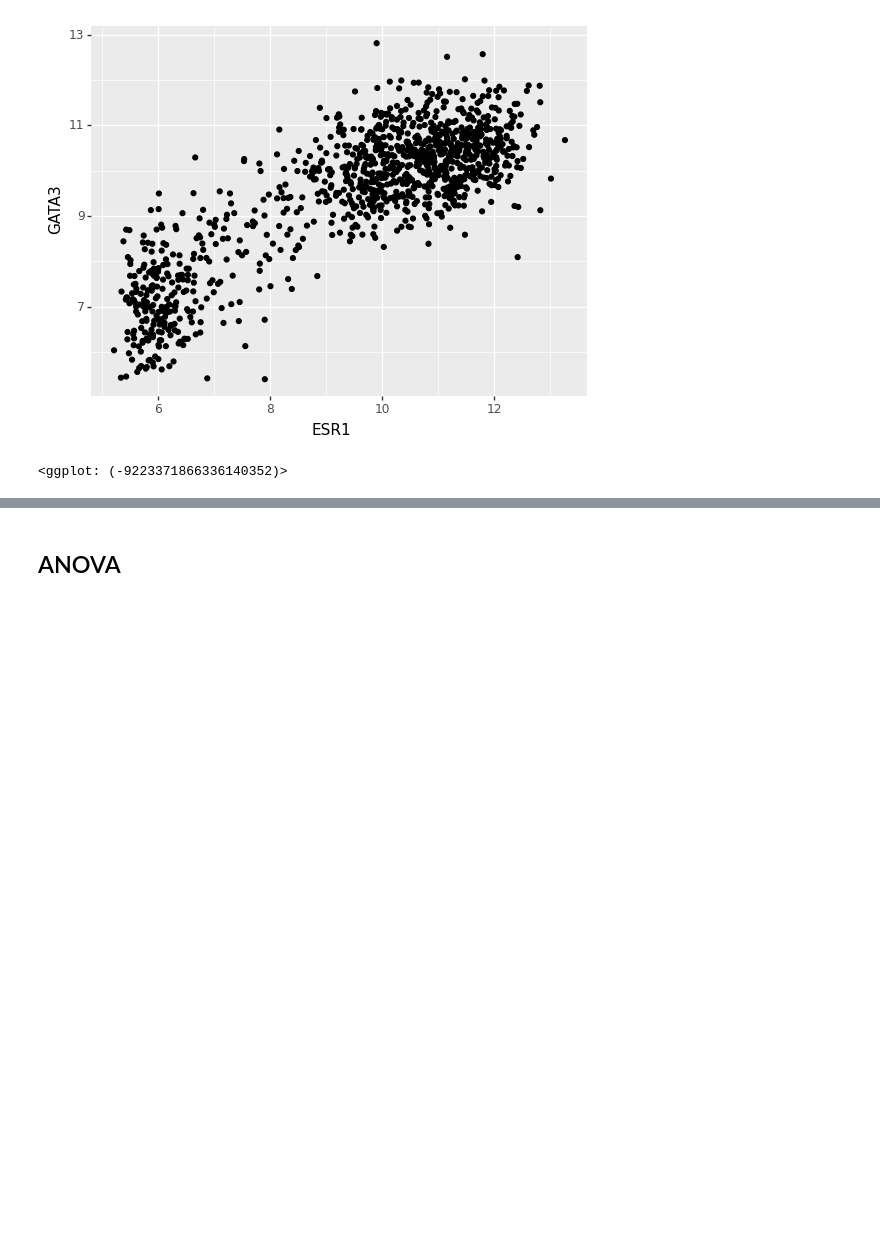
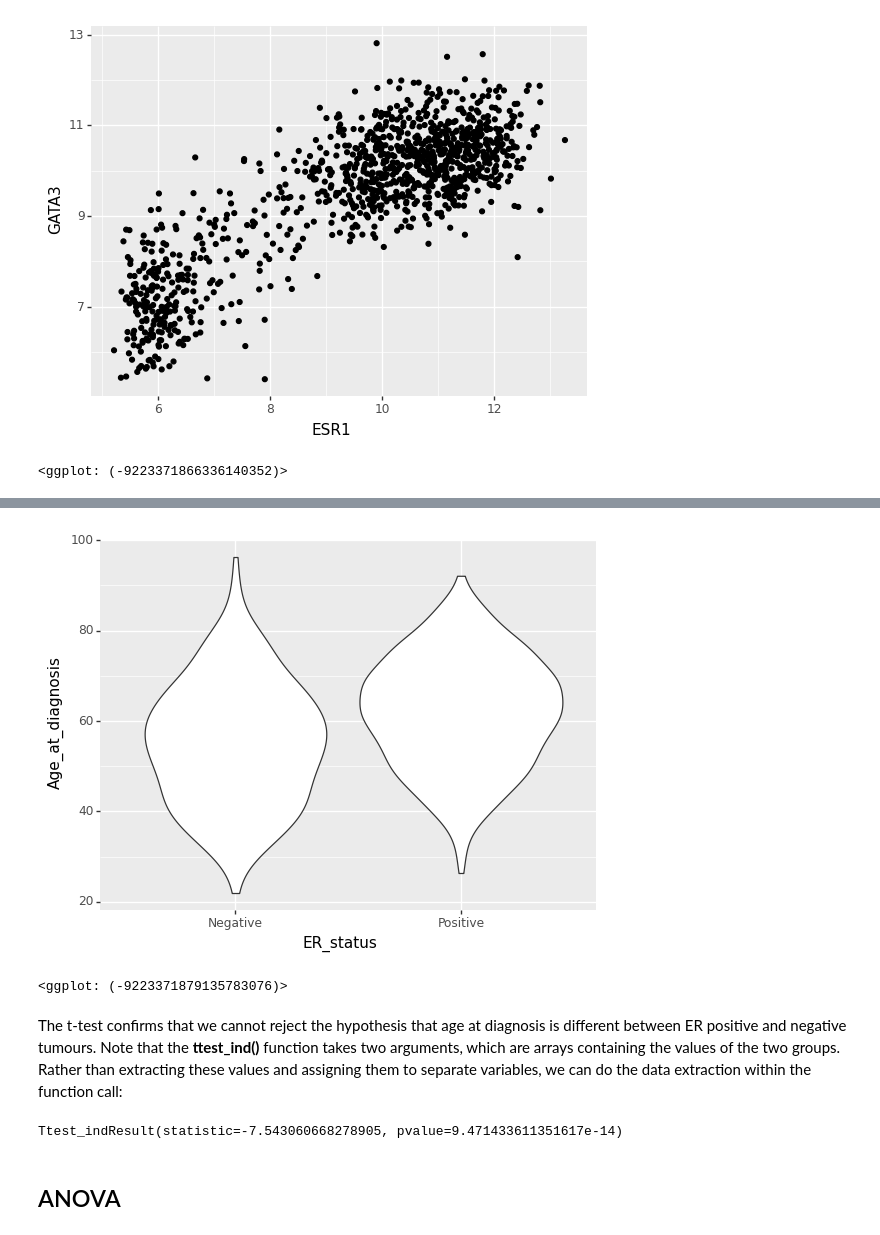
Before and after one commit to semacu/data-science-python, a Jupyter notebook: notebooks/week5_lecture.ipynb, the cells around one changed output, grey strips where cells are left out. Saved outputs shown, nothing was run; the diff lists cells and outputs as text; code cells hidden in the pictures; blank space fills up the shorter version.

Commit message:
Added t test

```diff
--- a/notebooks/week5_lecture.ipynb
+++ b/notebooks/week5_lecture.ipynb
@@ -79,3 +80,22 @@ p value = 4.1664956664705384e-164
+# %%
+(
+ggplot(metabric, aes("ER_status", "Age_at_diagnosis"))
+    + geom_violin()
+)
+# %% [output]
+[figure, added]
+<ggplot: (-9223371879135783076)>
+# %% [markdown]
+The t-test confirms that we cannot reject the hypothesis that age at diagnosis is different between ER positive and negative tumours. Note that the **ttest_ind()** function takes two arguments, which are arrays containing the values of the two groups. Rather than extracting these values and assigning them to separate variables, we can do the data extraction within the function call:
+# %%
+sp.stats.ttest_ind(
+    # extract the Age_at_diagnosis values for all samples with Negative ER_status
+    metabric[metabric["ER_status"]=="Negative"]["Age_at_diagnosis"],
+    # extract the Age_at_diagnosis values for all samples with Positive ER_status
+    metabric[metabric["ER_status"]=="Positive"]["Age_at_diagnosis"]
+)
+# %% [output]
+Ttest_indResult(statistic=-7.543060668278905, pvalue=9.471433611351617e-14)
 # %% [markdown]
 ## ANOVA
 # %% [markdown]
```
Also changed, not shown: parts of 7 cells of this notebook.
